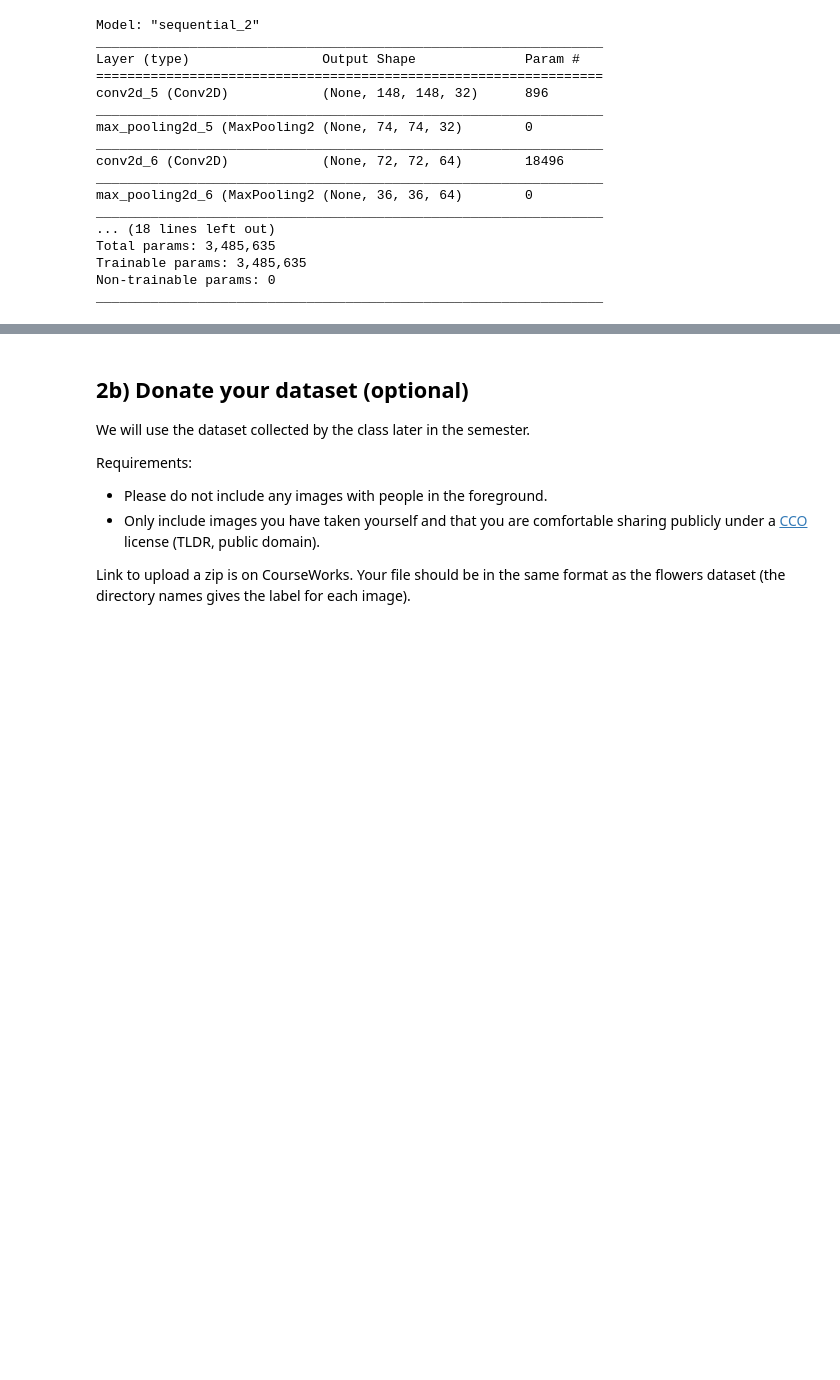
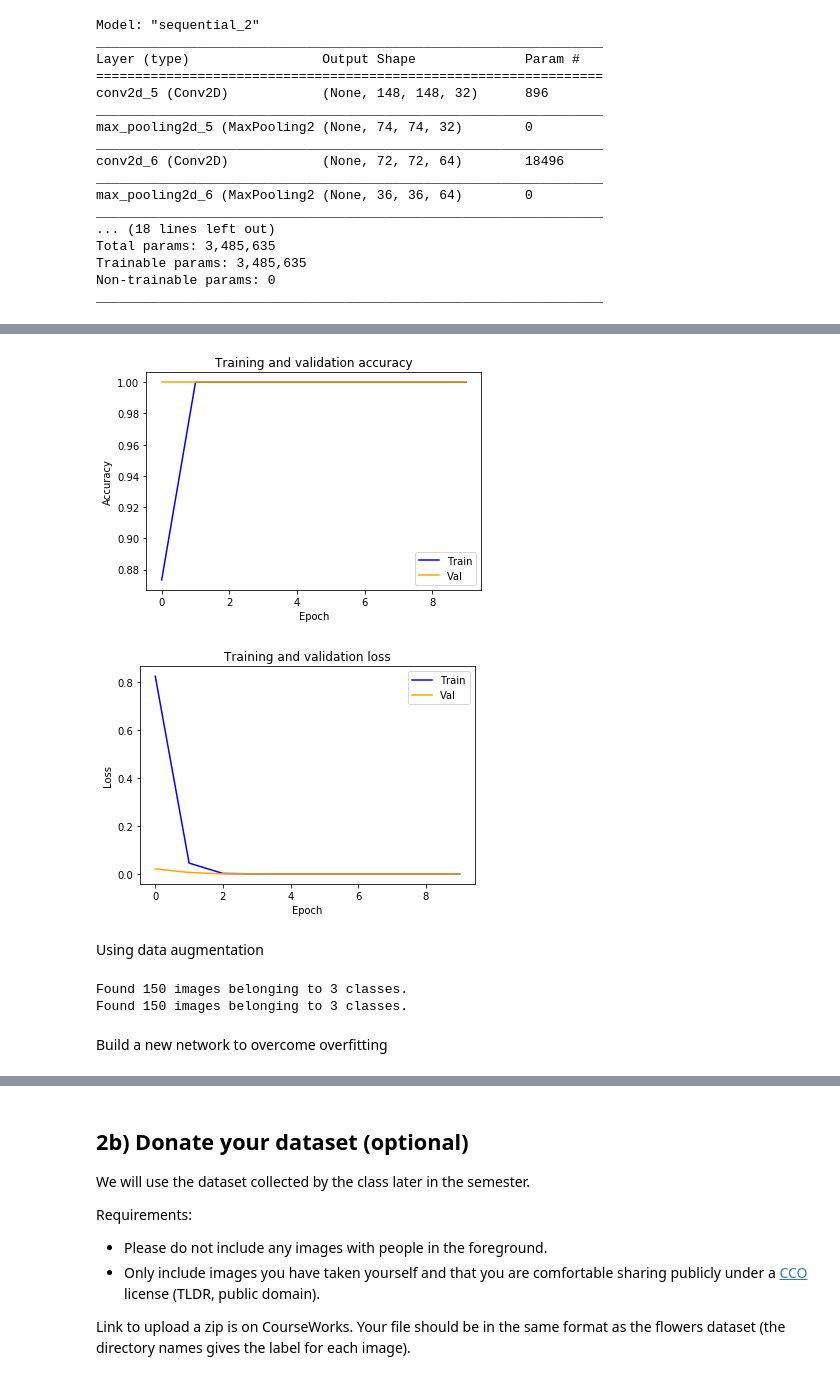
Before and after one commit to ysjbluemoon/Applied-Deep-Learning, a Jupyter notebook: Assignment 2/a2-1.ipynb, the cells around one changed output, grey strips where cells are left out. Saved outputs shown, nothing was run; the diff lists cells and outputs as text; code cells hidden in the pictures; blank space fills up the shorter version.

```diff
--- a/Assignment 2/a2-1.ipynb
+++ b/Assignment 2/a2-1.ipynb
@@ -909,3 +912,38 @@ def plot(history):
   plt.xlabel('Epoch')
   plt.ylabel('Loss')
   plt.legend()
+# %%
+plot(history)
+# %% [output]
+[figure, added]
+[figure, added]
+# %% [markdown]
+Using data augmentation
+# %%
+train_datagen = ImageDataGenerator(
+    rescale=1./255,
+    rotation_range=80,
+    width_shift_range=0.2,
+    height_shift_range=0.2,
+    shear_range=0.2,
+    zoom_range=0.2,
+    horizontal_flip=True,
+    fill_mode='nearest')
+test_datagen = ImageDataGenerator(rescale=1./255)
+
+train_generator = train_datagen.flow_from_directory(
+        # This is the target directory
+        train_dir,
+        # All images will be resized to 150x150
+        target_size=(150, 150),
+        batch_size=32)
+
+validation_generator = test_datagen.flow_from_directory(
+        val_dir,
+        target_size=(150, 150),
+        batch_size=32)
+# %% [output]
+Found 150 images belonging to 3 classes.
+Found 150 images belonging to 3 classes.
+# %% [markdown]
+Build a new network to overcome overfitting
```
Also changed, not shown: parts of 5 cells of this notebook.
